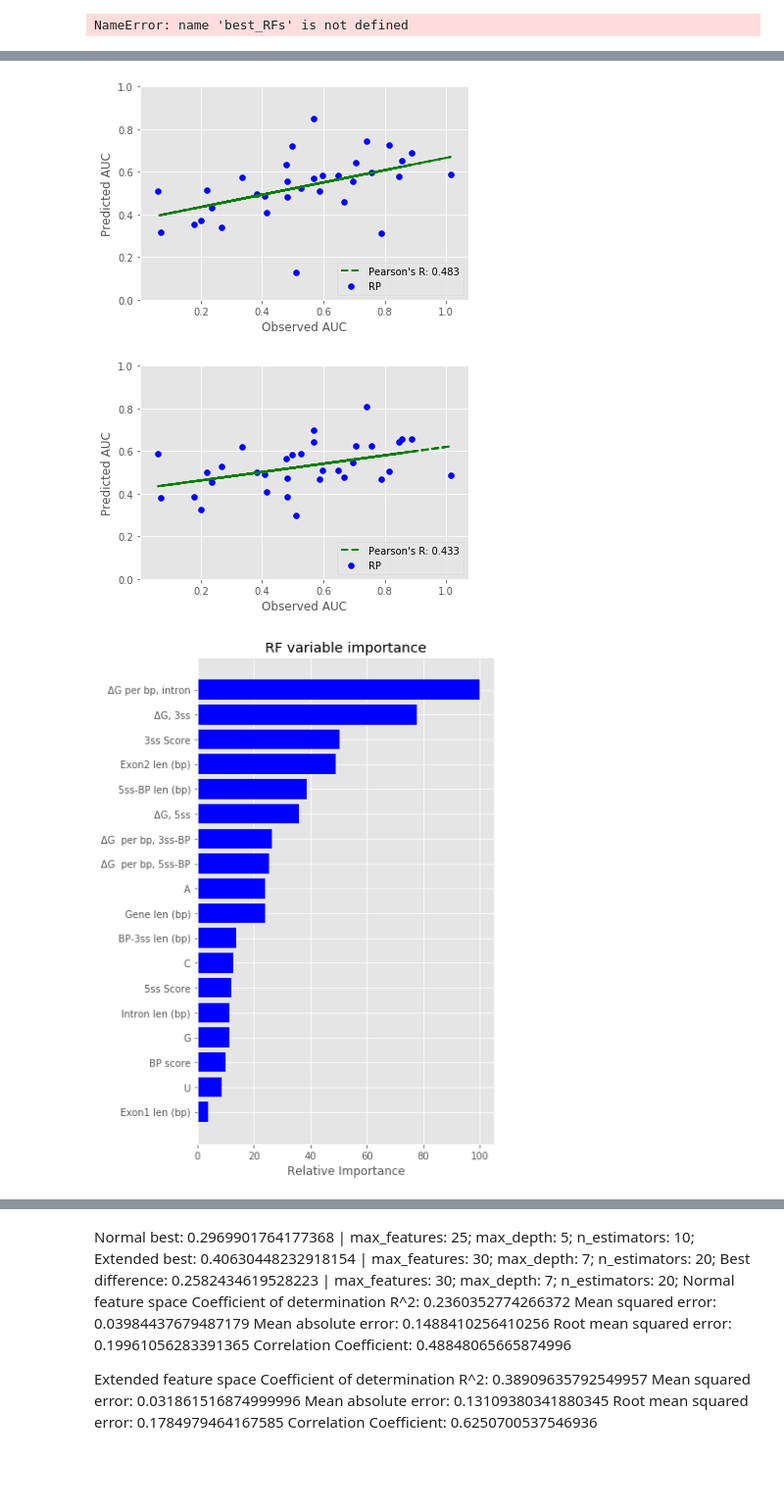
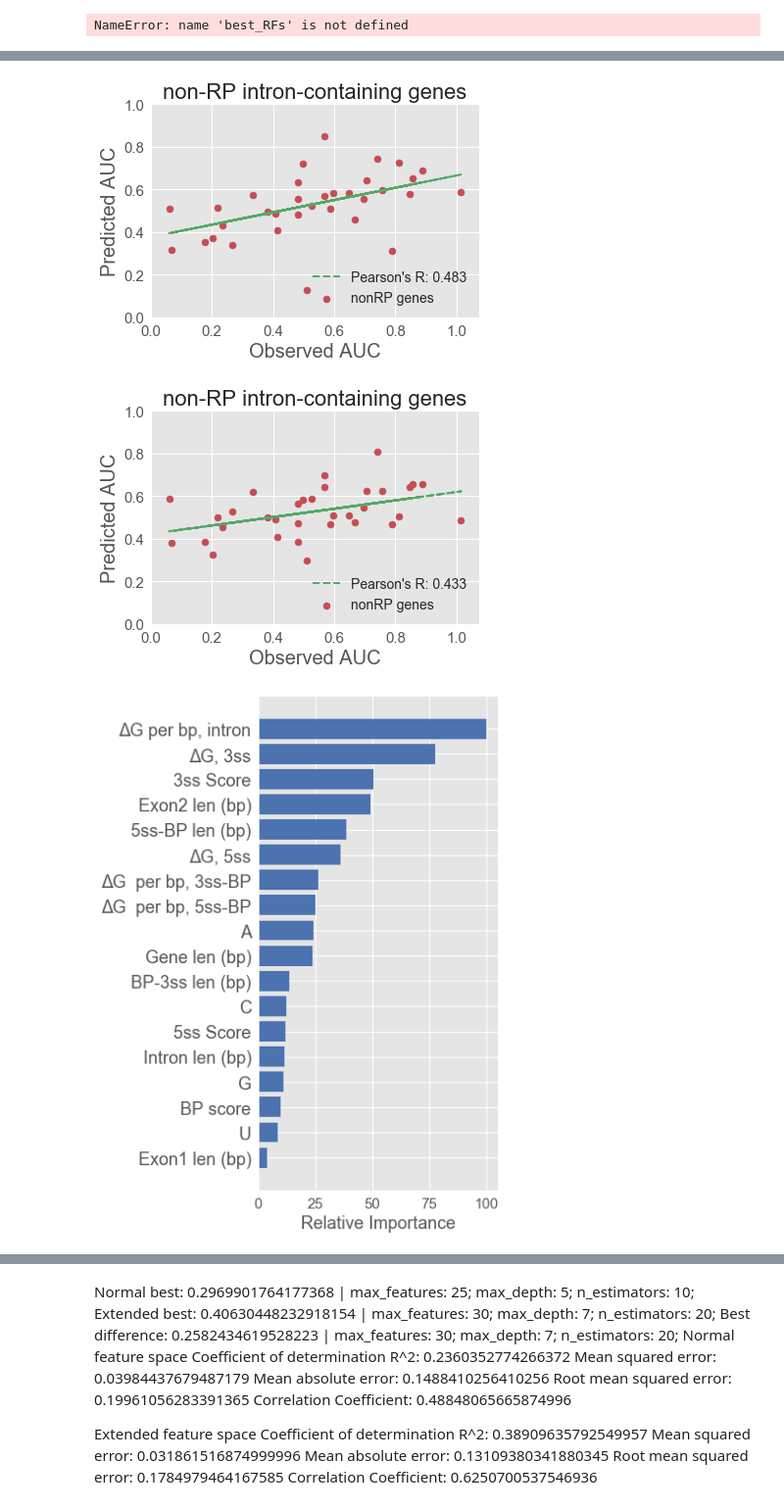
Before and after one commit to GeorgiHristov42/Random-forest-regression-on-mRNA-data, a Jupyter notebook: ExtraTrees_Cut.ipynb, the cells around one changed output, grey strips where cells are left out. Shown at 98% size. Cells and saved outputs as stored; diff of their text form; code cells hidden in the pictures; blank space fills up the shorter version.

```diff
--- a/ExtraTrees_Cut.ipynb
+++ b/ExtraTrees_Cut.ipynb
@@ -37,20 +38,20 @@ def fit_scatter(y_true, y_pred,filename=None,title=None):
 # %%
 def fit_scatter_nrp(y_true, y_pred,filename=None,title=None):
     assert y_true.shape == y_pred.shape
+    fig, ax = plt.subplots()
     plt.style.use('ggplot')
-    fig, ax = plt.subplots()
     m, b = np.polyfit(y_true, y_pred, 1)
     ax.scatter(y_true, y_pred, marker='o',color='r',label='nonRP genes')
     ax.plot(y_true, m*y_true + b,'--', color='g',lw=2,label='Pearson\'s R: {0:.3f}'.format(np.corrcoef(y_true, y_pred)[0][1]))
     ax.set_ylim(ymin=0,ymax=1)
-    ax.legend(loc=4)
+    ax.legend(loc=4,fontsize=14)
     #ax.plot([y_true.min(), y_true.max()], [y_true.min(), y_true.max()], 'k--', lw=4,color='w')
-    ax.set_xlabel('Observed AUC')
-    ax.set_ylabel('Predicted AUC')
+    ax.set_xlabel('Observed AUC',fontsize=20)
+    ax.set_ylabel('Predicted AUC',fontsize=20)
     if title is not None:
-        ax.set_title('{}'.format(title))
+        ax.set_title('{}'.format(title),fontsize=22)
     if filename is not None:
-        fig.savefig('images/{}.pdf',filename)
+        fig.savefig('images/{}.pdf'.format(filename))
 # %%
 def fit_scatter_multi(y_true1,y_true2, y_pred1, y_pred2,filename=None,title=None):
 #     assert y_true.shape == y_pred.shape
@@ -82,9 +83,9 @@ def plot_importance(feature_importance,names,filename=None):
     sorted_idx = np.argsort(feature_importance)
     pos = np.arange(sorted_idx.shape[0]) + .5
     plt.barh(pos, feature_importance[sorted_idx], align='center',color='b')
-    plt.yticks(pos, names[sorted_idx])
-    plt.xlabel('Relative Importance')
-    plt.title('RF variable importance')
+    plt.yticks(pos, names[sorted_idx],fontsize=18)
+    plt.xlabel('Relative Importance',fontsize=18)
+#     plt.title('Feature importance',fontsize=25)
     plt.tight_layout()
     if filename is not None:
         plt.savefig('images/{}.pdf'.format(filename))
@@ -857,8 +859,8 @@ kf = KFold(n_splits=5,shuffle=True,random_state=0)
 predictions_rfr1_nrp = cross_val_predict(rfr1,X,y=y,cv=kf)
 predictions_rfr2_nrp = cross_val_predict(rfr2,X2,y=y2,cv=kf)
 
-fit_scatter(y,predictions_rfr1_nrp)
-fit_scatter(y,predictions_rfr2_nrp)
+fit_scatter_nrp(y,predictions_rfr1_nrp,'cut_nrp_scat','non-RP intron-containing genes')
+fit_scatter_nrp(y,predictions_rfr2_nrp,'cut_nrp_scat_ext','non-RP intron-containing genes')
 
 print('Data')
 print_stats(y,predictions_rfr1_nrp)
@@ -890,3 +892,3 @@ Correlation Coefficient:          0.43251191022782715
-[figure, old version]
+[figure, new version]
-[figure, old version]
+[figure, new version]
-[figure, old version]
+[figure, new version]
```
Also changed, not shown: parts of 8 cells of this notebook, 37 other files.
